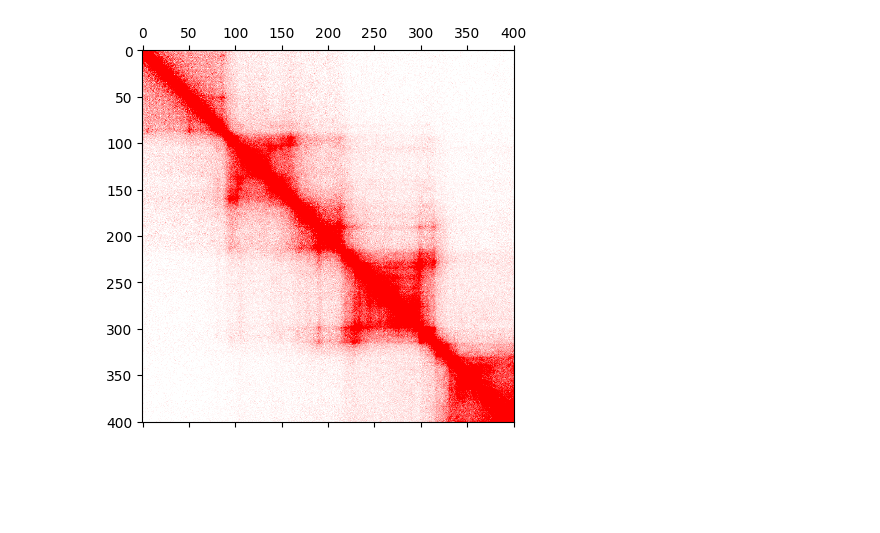
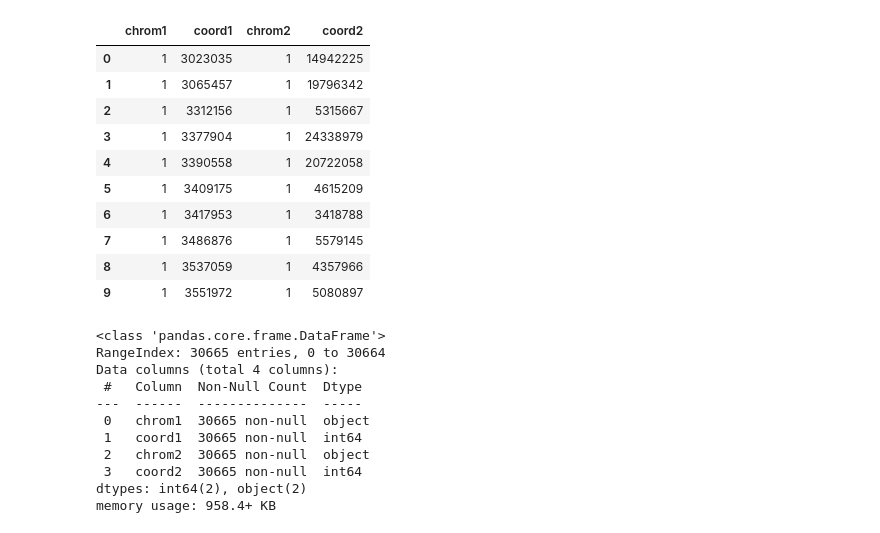
Before and after one commit to tomaszzywicki/scHi-C-Simulations, a Jupyter notebook: km1.ipynb, the cells around one changed output. Cells and saved outputs as stored; diff of their text form; code cells hidden in the pictures; blank space fills up the shorter version.

```diff
--- a/km1.ipynb
+++ b/km1.ipynb
@@ -30,10 +0,0 @@ numpy_matrix_chr4 = matrix_object_chr4.getRecordsAsMatrix(10000000, 12000000, 10
-# %%
-REDMAP = LinearSegmentedColormap.from_list("bright_red", [(1,1,1),(1,0,0)])
-
-def plot_hic_map(dense_matrix, maxcolor):
-    plt.matshow(dense_matrix, cmap=REDMAP, vmin=0, vmax=maxcolor)
-    plt.show()
-
-plot_hic_map(numpy_matrix_chr4, 30)
-# %% [output]
-[figure, removed]
@@ -39,0 +5,30 @@ plot_hic_map(numpy_matrix_chr4, 30)
+# %%
+df = pd.read_csv('.\data\GSM1173493_cell-1.txt', sep='\t')
+# %%
+df.head(10)
+# %% [output]
+|  | chrom1 | coord1 | chrom2 | coord2 |
+| 0 | 1 | 3023035 | 1 | 14942225 |
+| 1 | 1 | 3065457 | 1 | 19796342 |
+| 2 | 1 | 3312156 | 1 | 5315667 |
+| 3 | 1 | 3377904 | 1 | 24338979 |
+| 4 | 1 | 3390558 | 1 | 20722058 |
+| 5 | 1 | 3409175 | 1 | 4615209 |
+| 6 | 1 | 3417953 | 1 | 3418788 |
+| 7 | 1 | 3486876 | 1 | 5579145 |
+| 8 | 1 | 3537059 | 1 | 4357966 |
+| 9 | 1 | 3551972 | 1 | 5080897 |
+# %%
+df.info()
+# %% [output]
+<class 'pandas.core.frame.DataFrame'>
+RangeIndex: 30665 entries, 0 to 30664
+Data columns (total 4 columns):
+ #   Column  Non-Null Count  Dtype
+---  ------  --------------  -----
+ 0   chrom1  30665 non-null  object
+ 1   coord1  30665 non-null  int64
+ 2   chrom2  30665 non-null  object
+ 3   coord2  30665 non-null  int64
+dtypes: int64(2), object(2)
+memory usage: 958.4+ KB
```
Also changed, not shown: parts of 9 cells of this notebook, 1 other file.
